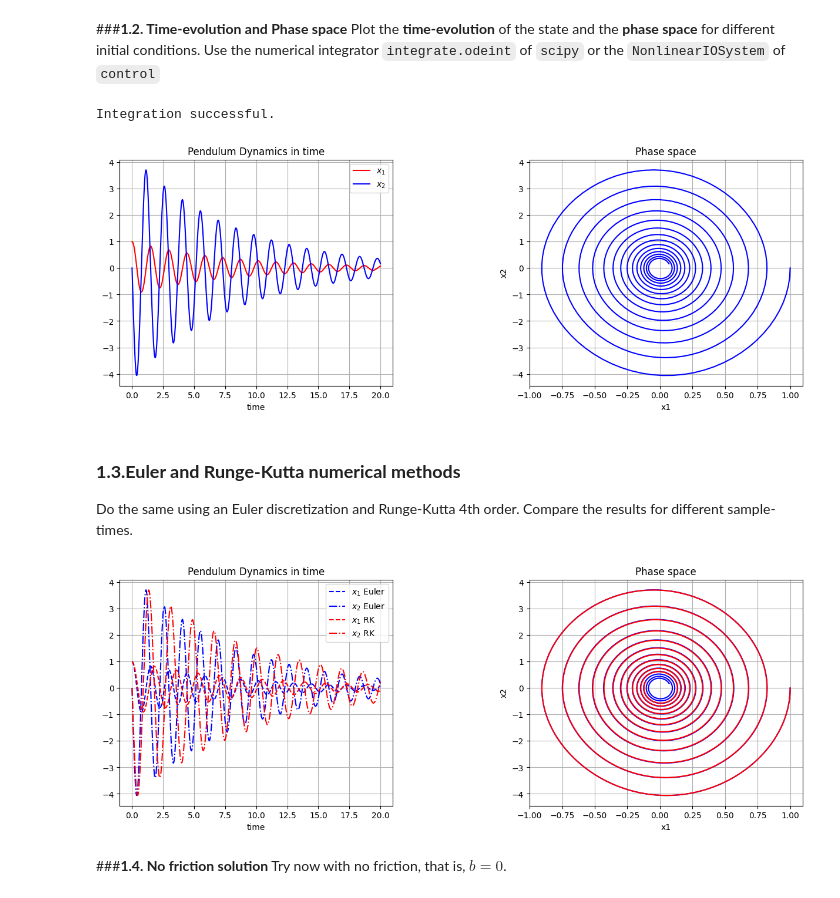
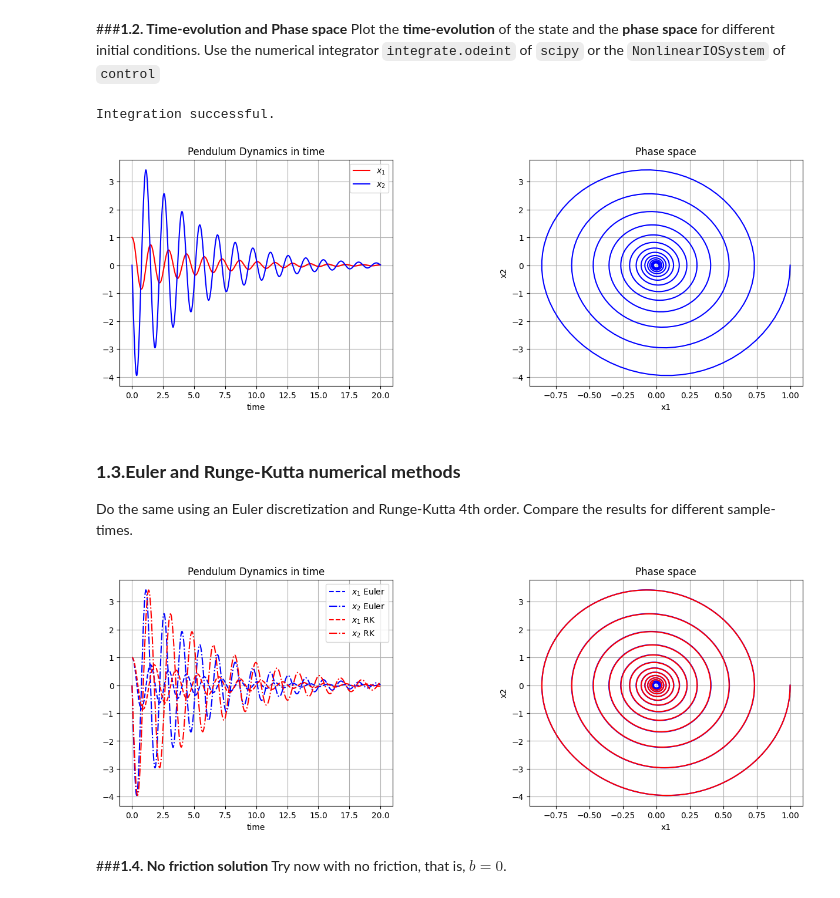
Before and after one commit to brumocas/CO, a Jupyter notebook: lab02/CO_notebook02_2024.ipynb, the cells around one changed output. Cells and saved outputs as stored; diff of their text form; code cells hidden in the pictures.

```diff
--- a/lab02/CO_notebook02_2024.ipynb
+++ b/lab02/CO_notebook02_2024.ipynb
@@ -60,7 +60,7 @@ b = 0.1
 
 # vector field
 def Sys_f(x, t=0):
-  return np.array([x[1], -(m * l ** 2) * x[1] - (g / l) * np.sin(x[0])])
+  return np.array([x[1], -(b / (m * l ** 2)) * x[1] - (g / l) * np.sin(x[0])])
 
 # generate 1000 linearly spaced points for t
 t_end=20
@@ -96,17 +96,17 @@ ax2.set_title("Phase space")
 ax2.grid()
 # %% [output]
 Integration successful.
-[figure, old version]
+[figure, new version]
 # %% [markdown]
 ### **1.3.Euler and Runge-Kutta numerical methods**
 Do the same using an Euler discretization and Runge-Kutta 4th order. Compare the results for different sample-times.
 # %%
 def Sys_f(x, t=0):
-  return np.array([x[1], -(m * l ** 2) * x[1] - (g / l) * np.sin(x[0])])
-
+  return np.array([x[1], -(b / (m * l ** 2)) * x[1] - (g / l) * np.sin(x[0])])
 
 def euler_step_f(x, h):
-  return np.array([x[0] + h * Sys_f(x)[0], x[1] + h * Sys_f(x)[1]])
+  #return np.array([x[0] + h * Sys_f(x)[0], x[1] + h * Sys_f(x)[1]])
+  return np.array(x + h * Sys_f(x))
 
 def rk_step_f(x, h, t):
   # k1, k2, k3, k4: intermediate values used in the Runge-Kutta method
@@ -136,34 +136,34 @@ x1_signalRK = x1_signal.copy()   # Copy Not Reference! Check what happens if .co
 x2_signalRK = x2_signal.copy()
 
 
 for i in range(0,t_signal.shape[0]-1):
     x1_signal[i+1], x2_signal[i+1] = euler_step_f((x1_signal[i],x2_signal[i]),dt)
     x1_signalRK[i+1], x2_signalRK[i+1] = rk_step_f((x1_signalRK[i],x2_signalRK[i]),dt,t_signal[i])
 
 
 #plot
 fig = plt.figure(figsize=(15,5))
 fig.subplots_adjust(wspace = 0.5, hspace = 0.3)
 ax1 = fig.add_subplot(1,2,1)
 ax2 = fig.add_subplot(1,2,2)
 
 ax1.plot(t_signal, x1_signal, 'b--', label='$x_1$ Euler')
 ax1.plot(t_signal, x2_signal, 'b-.', label='$x_2$ Euler')
 ax1.plot(t_signal, x1_signalRK, 'r--', label='$x_1$ RK')
 ax1.plot(t_signal, x2_signalRK, 'r-.', label='$x_2$ RK')
 ax1.set_title("Pendulum Dynamics in time")
 ax1.set_xlabel("time")
 ax1.grid()
 ax1.legend(loc='best')
 
 ax2.plot(x1_signal, x2_signal, color="blue",label=' Euler')
 ax2.plot(x1_signalRK, x2_signalRK, color="red",label=' RK')
 ax2.set_xlabel("x1")
 ax2.set_ylabel("x2")
 ax2.set_title("Phase space")
 ax2.grid()
 # %% [output]
-[figure, old version]
+[figure, new version]
 # %% [markdown]
 ###**1.4. No friction solution**
 Try now with no friction, that is, $b=0$.
```
Also changed, not shown: parts of 2 cells of this notebook.
